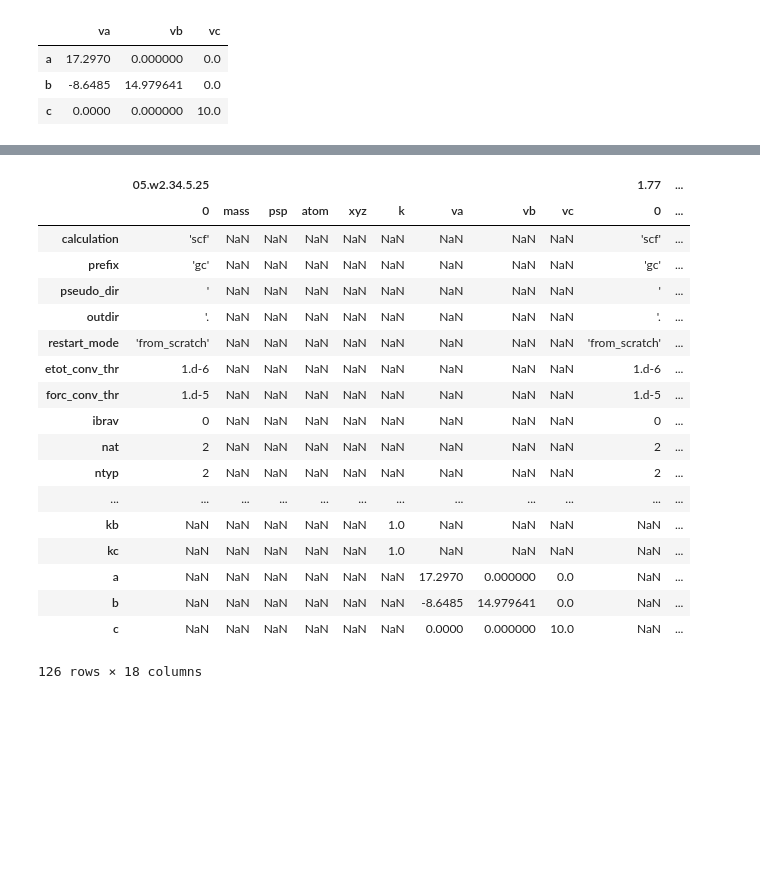
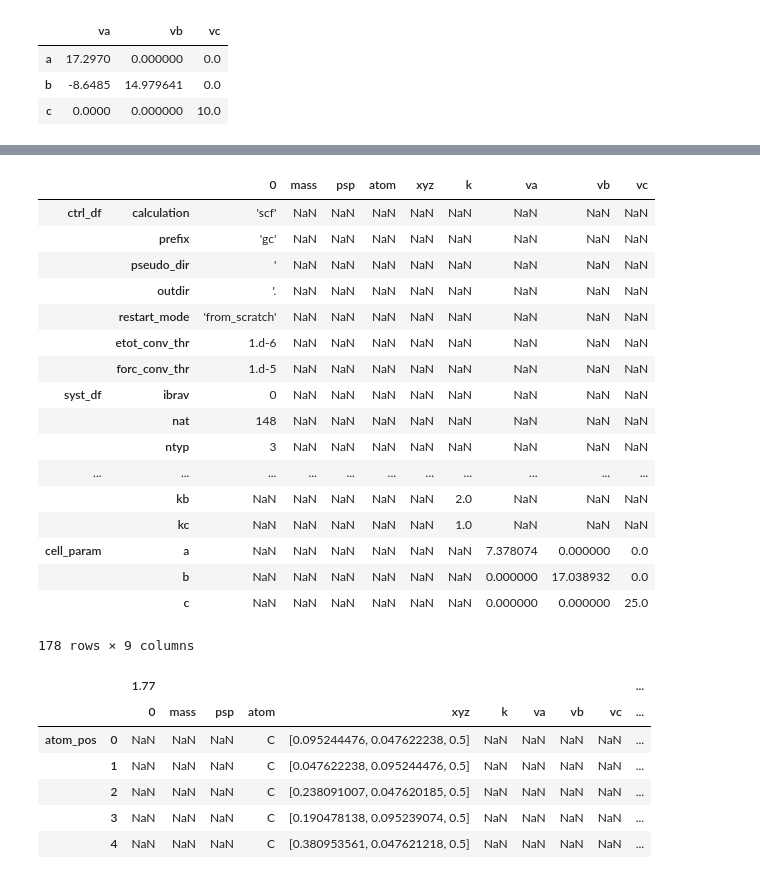
Before and after one commit to hududed/qe-stuff, a Jupyter notebook: code/qe-5.4.0-ingester.ipynb, the cells around one changed output, grey strips where cells are left out. Cells and saved outputs as stored; diff of their text form; code cells hidden in the pictures; blank space fills up the shorter version.

```diff
--- a/code/qe-5.4.0-ingester.ipynb
+++ b/code/qe-5.4.0-ingester.ipynb
@@ -421,30 +458,31 @@ data2 = PwInput('../data/gc/05.w2.34.5.25/pwscf.in')
 # %%
-f2 = df_me(data2)
+f2 = data2.df_file()
+# %% [output]
+|  |  | 0 | mass | psp | atom | xyz | k | va | vb | vc |
+| ctrl_df | calculation | 'scf' | NaN | NaN | NaN | NaN | NaN | NaN | NaN | NaN |
+|  | prefix | 'gc' | NaN | NaN | NaN | NaN | NaN | NaN | NaN | NaN |
+|  | pseudo_dir | ' | NaN | NaN | NaN | NaN | NaN | NaN | NaN | NaN |
+|  | outdir | '. | NaN | NaN | NaN | NaN | NaN | NaN | NaN | NaN |
+|  | restart_mode | 'from_scratch' | NaN | NaN | NaN | NaN | NaN | NaN | NaN | NaN |
+|  | etot_conv_thr | 1.d-6 | NaN | NaN | NaN | NaN | NaN | NaN | NaN | NaN |
+|  | forc_conv_thr | 1.d-5 | NaN | NaN | NaN | NaN | NaN | NaN | NaN | NaN |
+| syst_df | ibrav | 0 | NaN | NaN | NaN | NaN | NaN | NaN | NaN | NaN |
+|  | nat | 148 | NaN | NaN | NaN | NaN | NaN | NaN | NaN | NaN |
+|  | ntyp | 3 | NaN | NaN | NaN | NaN | NaN | NaN | NaN | NaN |
+| ... | ... | ... | ... | ... | ... | ... | ... | ... | ... | ... |
+|  | kb | NaN | NaN | NaN | NaN | NaN | 2.0 | NaN | NaN | NaN |
+|  | kc | NaN | NaN | NaN | NaN | NaN | 1.0 | NaN | NaN | NaN |
+| cell_param | a | NaN | NaN | NaN | NaN | NaN | NaN | 7.378074 | 0.000000 | 0.0 |
+|  | b | NaN | NaN | NaN | NaN | NaN | NaN | 0.000000 | 17.038932 | 0.0 |
+|  | c | NaN | NaN | NaN | NaN | NaN | NaN | 0.000000 | 0.000000 | 25.0 |
+178 rows × 9 columns
-# %%
-f1 = df_me(data)
-# %%
-f2_n = os.path.basename(os.path.dirname(data.file_name))
-# %%
-f1_n = os.path.basename(os.path.dirname(data2.file_name))
 # %%
-pd.concat([f1,f2],keys=[f1_n,f2_n],axis=1)
+x = pd.concat([f1,f2],keys =[f1_n,f2_n],axis=1);x.head()
 # %% [output]
-|  | 05.w2.34.5.25 |  |  |  |  |  |  |  |  | 1.77 | ... |
-|  | 0 | mass | psp | atom | xyz | k | va | vb | vc | 0 | ... |
-| calculation | 'scf' | NaN | NaN | NaN | NaN | NaN | NaN | NaN | NaN | 'scf' | ... |
-| prefix | 'gc' | NaN | NaN | NaN | NaN | NaN | NaN | NaN | NaN | 'gc' | ... |
-| pseudo_dir | ' | NaN | NaN | NaN | NaN | NaN | NaN | NaN | NaN | ' | ... |
-| outdir | '. | NaN | NaN | NaN | NaN | NaN | NaN | NaN | NaN | '. | ... |
-| restart_mode | 'from_scratch' | NaN | NaN | NaN | NaN | NaN | NaN | NaN | NaN | 'from_scratch' | ... |
-| etot_conv_thr | 1.d-6 | NaN | NaN | NaN | NaN | NaN | NaN | NaN | NaN | 1.d-6 | ... |
-| forc_conv_thr | 1.d-5 | NaN | NaN | NaN | NaN | NaN | NaN | NaN | NaN | 1.d-5 | ... |
-| ibrav | 0 | NaN | NaN | NaN | NaN | NaN | NaN | NaN | NaN | 0 | ... |
-| nat | 2 | NaN | NaN | NaN | NaN | NaN | NaN | NaN | NaN | 2 | ... |
-| ntyp | 2 | NaN | NaN | NaN | NaN | NaN | NaN | NaN | NaN | 2 | ... |
-| ... | ... | ... | ... | ... | ... | ... | ... | ... | ... | ... | ... |
-| kb | NaN | NaN | NaN | NaN | NaN | 1.0 | NaN | NaN | NaN | NaN | ... |
-| kc | NaN | NaN | NaN | NaN | NaN | 1.0 | NaN | NaN | NaN | NaN | ... |
-| a | NaN | NaN | NaN | NaN | NaN | NaN | 17.2970 | 0.000000 | 0.0 | NaN | ... |
-| b | NaN | NaN | NaN | NaN | NaN | NaN | -8.6485 | 14.979641 | 0.0 | NaN | ... |
-| c | NaN | NaN | NaN | NaN | NaN | NaN | 0.0000 | 0.000000 | 10.0 | NaN | ... |
+|  |  | 1.77 |  |  |  |  |  |  |  |  | ... |
+|  |  | 0 | mass | psp | atom | xyz | k | va | vb | vc | ... |
+| atom_pos | 0 | NaN | NaN | NaN | C | [0.095244476, 0.047622238, 0.5] | NaN | NaN | NaN | NaN | ... |
+|  | 1 | NaN | NaN | NaN | C | [0.047622238, 0.095244476, 0.5] | NaN | NaN | NaN | NaN | ... |
+|  | 2 | NaN | NaN | NaN | C | [0.238091007, 0.047620185, 0.5] | NaN | NaN | NaN | NaN | ... |
+|  | 3 | NaN | NaN | NaN | C | [0.190478138, 0.095239074, 0.5] | NaN | NaN | NaN | NaN | ... |
+|  | 4 | NaN | NaN | NaN | C | [0.380953561, 0.047621218, 0.5] | NaN | NaN | NaN | NaN | ... |
-126 rows × 18 columns
```
Also changed, not shown: parts of 5 cells of this notebook.
